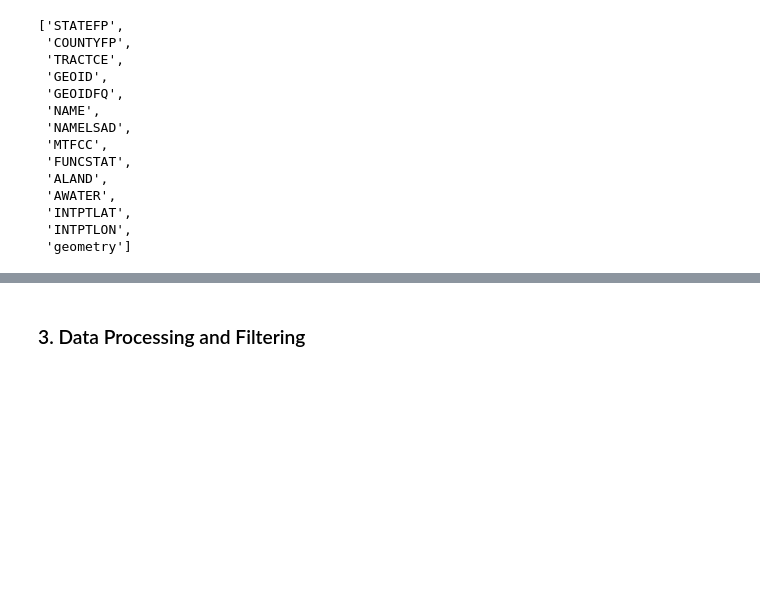
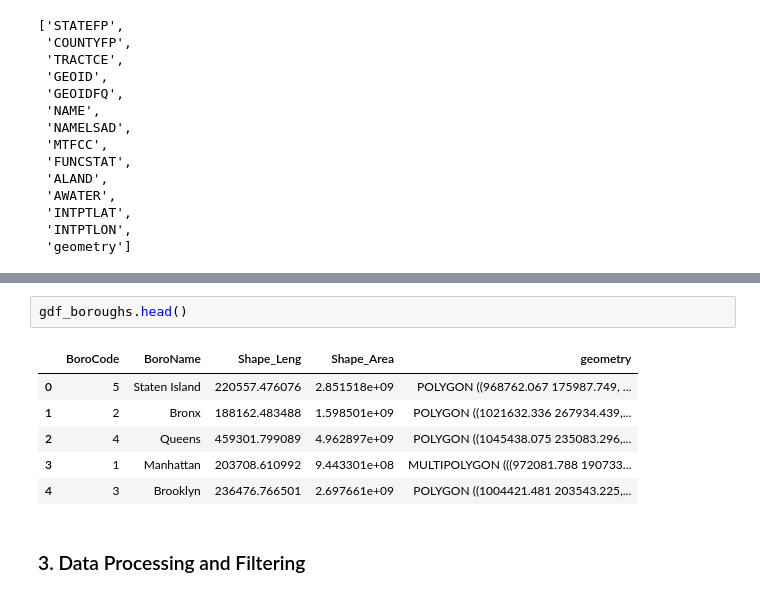
Before and after one commit to yousefja/nori, a Jupyter notebook: notebooks/01_prepare_spatial_backbone.ipynb, the cells around one changed output, grey strips where cells are left out. Cells and saved outputs as stored; diff of their text form; blank space fills up the shorter version.

```diff
--- a/notebooks/01_prepare_spatial_backbone.ipynb
+++ b/notebooks/01_prepare_spatial_backbone.ipynb
@@ -72,6 +73,15 @@ gdf_tracts.head(10)
 | 2 | 36 | 103 | 146001 | 36103146001 | 1400000US36103146001 | 1460.01 | Census Tract 1460.01 | G5020 | S | 2225464 | 0 | ... |
 | 3 | 36 | 103 | 190402 | 36103190402 | 1400000US36103190402 | 1904.02 | Census Tract 1904.02 | G5020 | S | 44073411 | 23956 | ... |
 | 4 | 36 | 103 | 158709 | 36103158709 | 1400000US36103158709 | 1587.09 | Census Tract 1587.09 | G5020 | S | 13099359 | 110761 | ... |
+# %%
+gdf_boroughs.head()
+# %% [output]
+|  | BoroCode | BoroName | Shape_Leng | Shape_Area | geometry |
+| 0 | 5 | Staten Island | 220557.476076 | 2.851518e+09 | POLYGON ((968762.067 175987.749, ... |
+| 1 | 2 | Bronx | 188162.483488 | 1.598501e+09 | POLYGON ((1021632.336 267934.439,... |
+| 2 | 4 | Queens | 459301.799089 | 4.962897e+09 | POLYGON ((1045438.075 235083.296,... |
+| 3 | 1 | Manhattan | 203708.610992 | 9.443301e+08 | MULTIPOLYGON (((972081.788 190733... |
+| 4 | 3 | Brooklyn | 236476.766501 | 2.697661e+09 | POLYGON ((1004421.481 203543.225,... |
 # %% [markdown]
 ### 3. Data Processing and Filtering
 # %%
```
Also changed, not shown: parts of 10 cells of this notebook, 2 other files.
